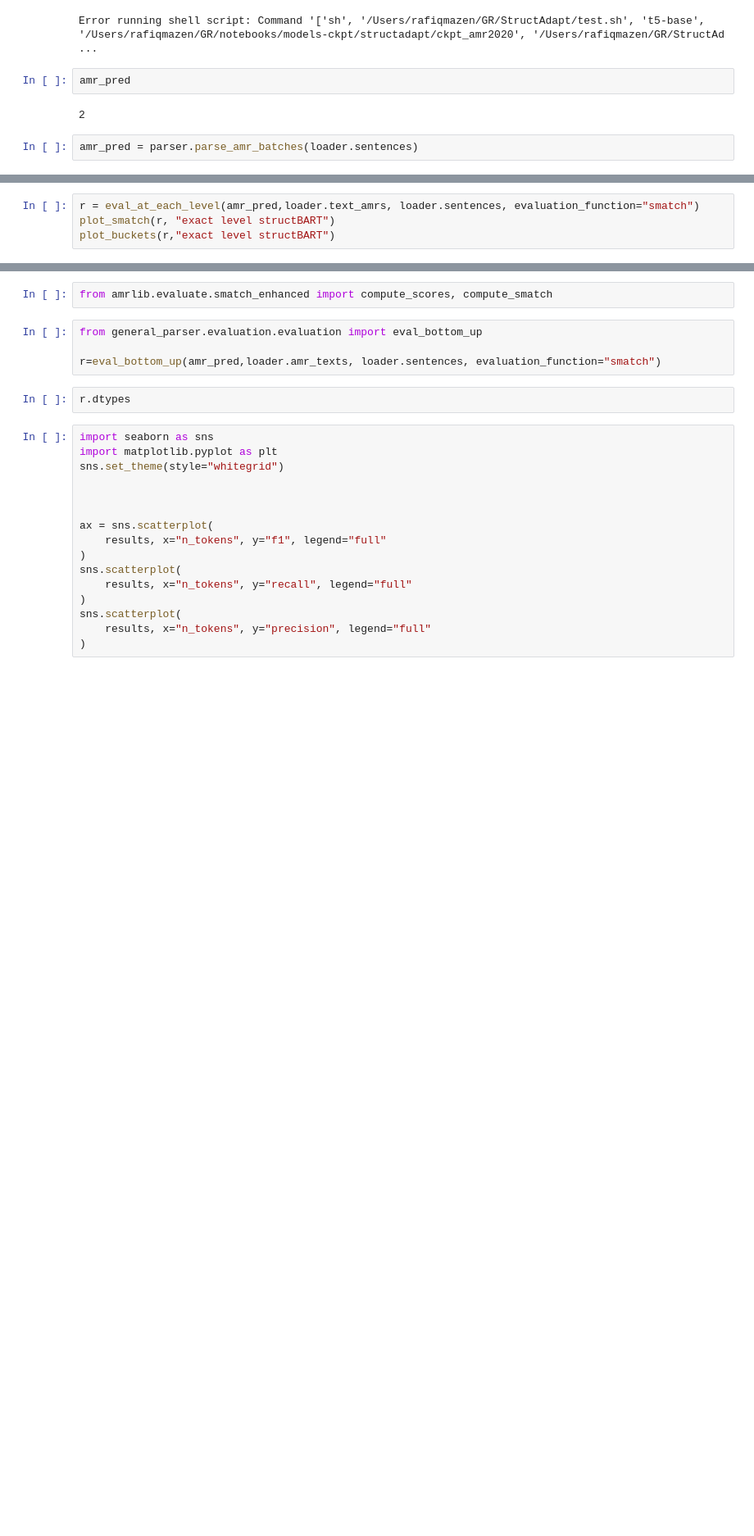
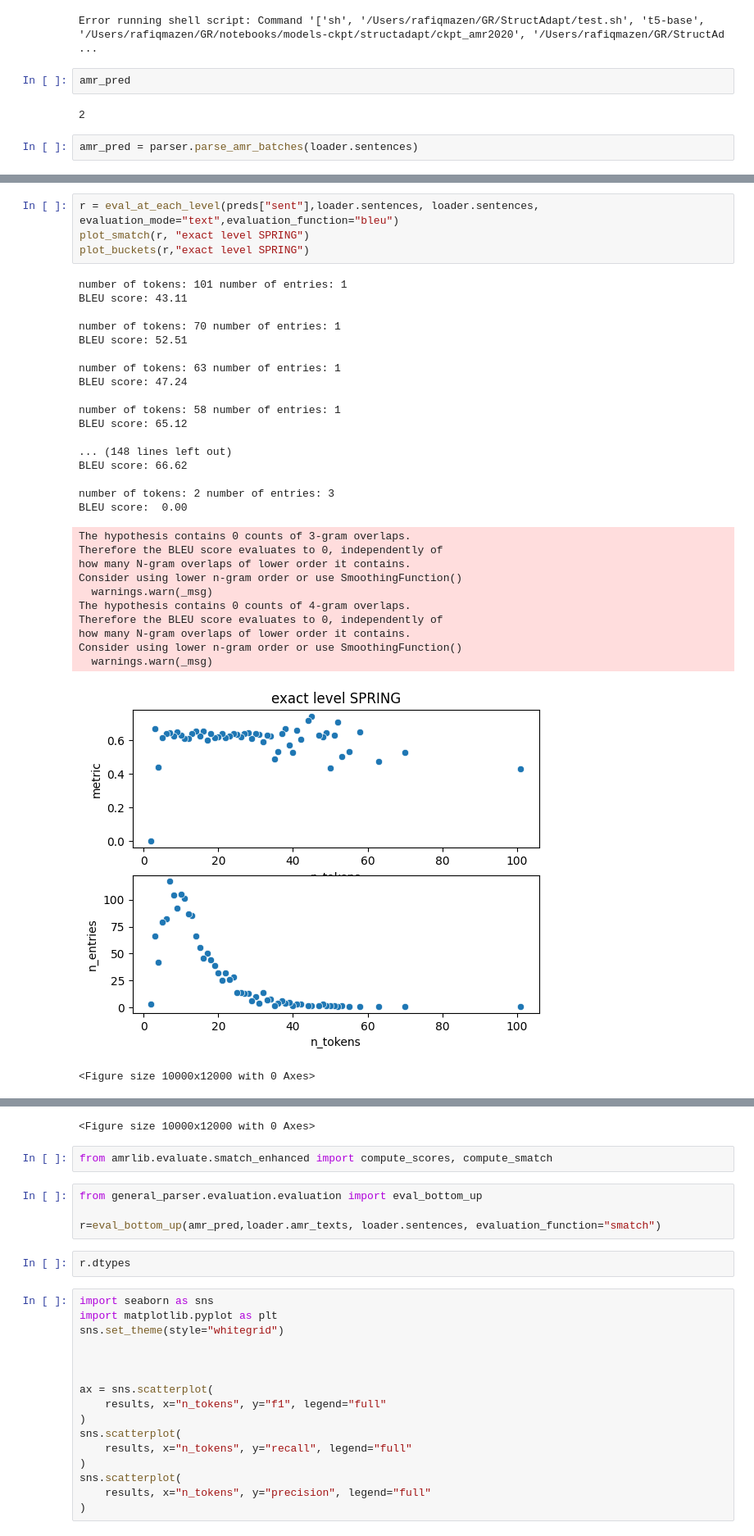
Before and after one commit to RafiqKamel/AMR-eval, a Jupyter notebook: notebooks/pipeline_test text gen.ipynb, the cells around one changed output, grey strips where cells are left out. Shown at 82% size. Drawn from its saved outputs; the diff is of its cells as text; blank space fills up the shorter version.

```diff
--- a/notebooks/pipeline_test text gen.ipynb
+++ b/notebooks/pipeline_test text gen.ipynb
@@ -43,4 +139,34 @@ plot_buckets(r,"top down structBART")
 # %%
-r = eval_at_each_level(amr_pred,loader.text_amrs, loader.sentences, evaluation_function="smatch")
-plot_smatch(r, "exact level structBART")
-plot_buckets(r,"exact level structBART")
+r = eval_at_each_level(preds["sent"],loader.sentences, loader.sentences,  evaluation_mode="text",evaluation_function="bleu")
+plot_smatch(r, "exact level SPRING")
+plot_buckets(r,"exact level SPRING")
+# %% [output]
+number of tokens: 101 number of entries: 1
+BLEU score: 43.11
+
+number of tokens: 70 number of entries: 1
+BLEU score: 52.51
+
+number of tokens: 63 number of entries: 1
+BLEU score: 47.24
+
+number of tokens: 58 number of entries: 1
+BLEU score: 65.12
+
+... (148 lines left out)
+BLEU score: 66.62
+
+number of tokens: 2 number of entries: 3
+BLEU score:  0.00
+The hypothesis contains 0 counts of 3-gram overlaps.
+Therefore the BLEU score evaluates to 0, independently of
+how many N-gram overlaps of lower order it contains.
+Consider using lower n-gram order or use SmoothingFunction()
+  warnings.warn(_msg)
+The hypothesis contains 0 counts of 4-gram overlaps.
+Therefore the BLEU score evaluates to 0, independently of
+how many N-gram overlaps of lower order it contains.
+Consider using lower n-gram order or use SmoothingFunction()
+  warnings.warn(_msg)
+[figure, added]
+<Figure size 10000x12000 with 0 Axes>
@@ -47,3 +174,4 @@ plot_buckets(r,"exact level structBART")
+<Figure size 10000x12000 with 0 Axes>
 # %%
 from amrlib.evaluate.smatch_enhanced import compute_scores, compute_smatch
 # %%
```
Also changed, not shown: parts of 13 cells of this notebook, 3 other files.
